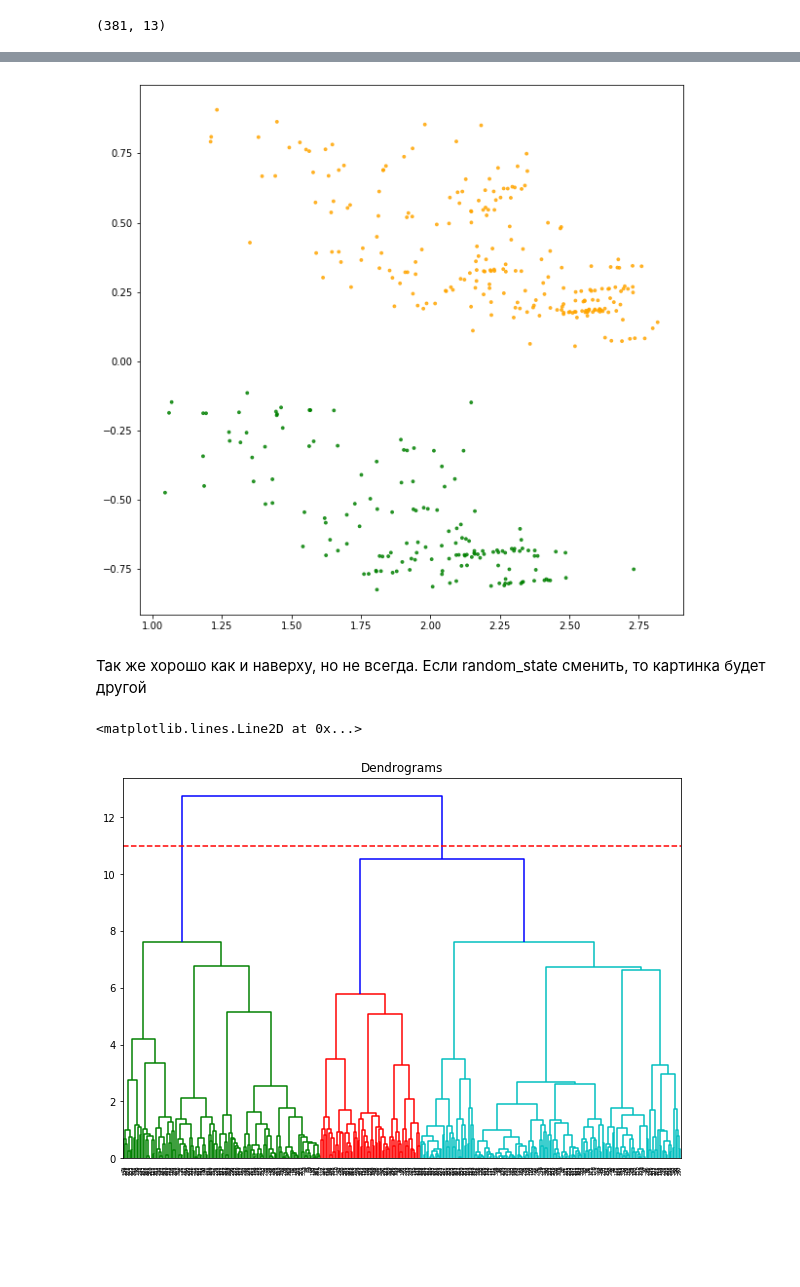
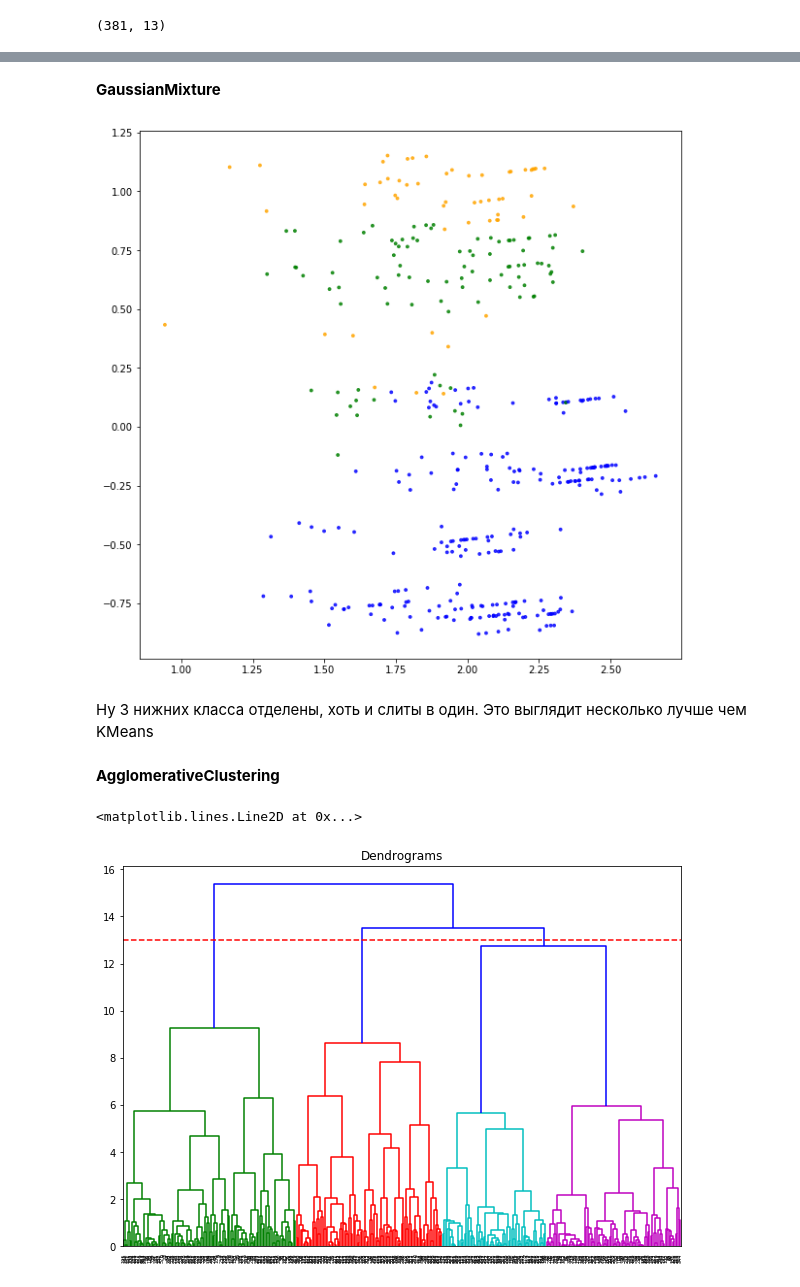
Before and after one commit to kayashik/ML_for_data_analysis, a Jupyter notebook: hw_classification.ipynb, the cells around one changed output, grey strips where cells are left out. Drawn from its saved outputs; the diff is of its cells as text; code cells hidden in the pictures; blank space fills up the shorter version.

```diff
--- a/hw_classification.ipynb
+++ b/hw_classification.ipynb
@@ -24,10 +24,17 @@ X['Married'] = X['Married'].map({"No":0, "Yes":1})
 X['Education'] = X['Education'].map({"Not Graduate":0, "Graduate":1})
 X['Self_Employed'] = X['Self_Employed'].map({"No":0, "Yes":1})
 X['Loan_Status'] = X['Loan_Status'].map({"N":0, "Y":1})
-X['Dependents'] = X['Dependents'].map({'0':0, '1':1, '2':2, '3':3, '3+':4})
-X['Property_Area'] = X['Property_Area'].map({"Rural":1, "Urban":2, "Semiurban":2})
-X = X.iloc[:,-12:]
+X['Dependents'] = X['Dependents'].map({'0':0, '1':1, '2':2,'3+':3})
+X['Dependents_0'] = X['Dependents'].apply(lambda x: 1 if x == 0 else 0)
+X['Dependents_1'] = X['Dependents'].apply(lambda x: 1 if x == 1 else 0)
+X['Dependents_2'] = X['Dependents'].apply(lambda x: 1 if x == 2 else 0)
+X['Dependents_3'] = X['Dependents'].apply(lambda x: 1 if x == 3 else 0)
+X['Property_Area'] = X['Property_Area'].map({"Rural":1, "Urban":2, "Semiurban":3})
+X['Property_Area_Rural'] = X['Property_Area'].apply(lambda x: 1 if x == 1 else 0)
+X['Property_Area_Urban'] = X['Property_Area'].apply(lambda x: 1 if x == 2 else 0)
+X['Property_Area_Semiurban'] = X['Property_Area'].apply(lambda x: 1 if x == 3 else 0)
+X = X.drop(['Dependents', 'Property_Area', 'Loan_Status', 'Loan_ID'], axis=1)
 X = X.replace(np.nan, -1, regex=True)
-#X.dropna(inplace=True)
+# X.dropna(inplace=True)
 X.shape
 # %% [output]
@@ -99,6 +120,8 @@ plot_LSA(X_transformed, pred_tr, ['orange','blue', 'green'])
+# %% [markdown]
+**GaussianMixture**
 # %%
 from sklearn.mixture import GaussianMixture
-gmm = GaussianMixture(n_components=2, random_state=2)
+gmm = GaussianMixture(n_components=3,random_state=30)
 gmm.fit(X_transformed)
 
 #predictions from gmm
@@ -106,16 +129,18 @@ gmm_labels = gmm.predict(X_transformed)
 fig = plt.figure(figsize=(10, 10))
 plot_LSA(X_transformed, gmm_labels, ['orange','blue', 'green'])
 # %% [output]
-[figure, old version]
+[figure, new version]
-# %% [markdown]
-Так же хорошо как и наверху, но не всегда. Если random_state сменить, то картинка будет другой
+# %% [markdown]
+Ну 3 нижних класса отделены, хоть и слиты в один. Это выглядит несколько лучше чем KMeans
+# %% [markdown]
+**AgglomerativeClustering**
 # %%
 import scipy.cluster.hierarchy as shc
 plt.figure(figsize=(10, 7))
 plt.title("Dendrograms")
 dend = shc.dendrogram(shc.linkage(X_transformed, method='ward', metric='euclidean'))
-plt.axhline(y=11, color='r', linestyle='--')
+plt.axhline(y=13, color='r', linestyle='--')
 # %% [output]
 <matplotlib.lines.Line2D at 0x...>
-[figure, old version]
+[figure, new version]
 # %% [markdown]
```
Also changed, not shown: parts of 33 cells of this notebook.
